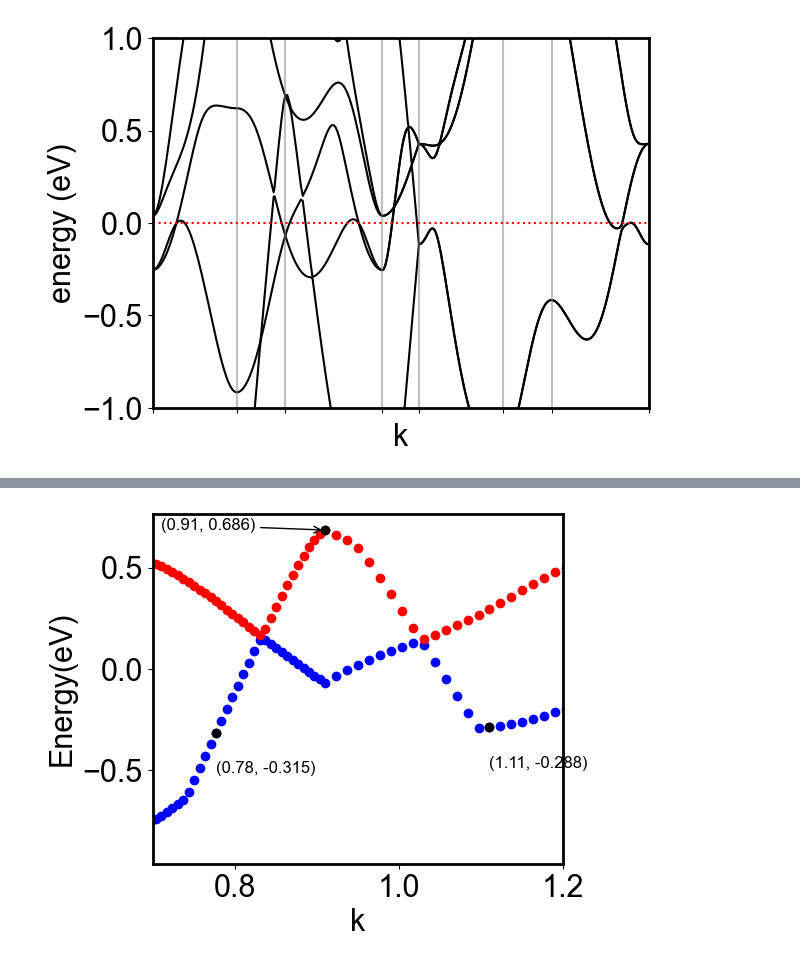
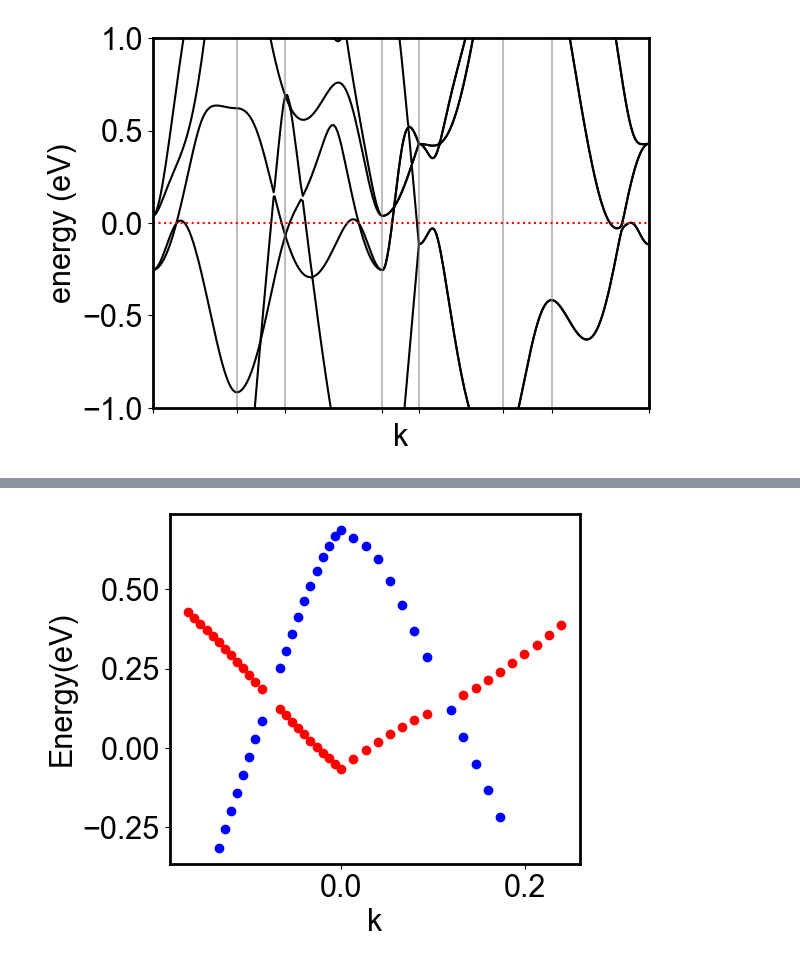
Before and after one commit to Normanthen/TE_Calculation, a Jupyter notebook: TiS/Fitting/Fitting_TiS.ipynb, the cells around one changed output, grey strips where cells are left out. Cells and saved outputs as stored; diff of their text form; code cells hidden in the pictures.

```diff
--- a/TiS/Fitting/Fitting_TiS.ipynb
+++ b/TiS/Fitting/Fitting_TiS.ipynb
@@ -155,13 +155,13 @@ Ekc = band[18][:, 1][58:124]
 #kcc = np.append(kc[100:150]-1.574,kc[0:50])
 #Ekcc = np.append(Ekc[100:150],Ekc[0:50])
 
-apnd_v=np.append(kv[22:30],kc[32:50])
-kvv=np.append(apnd_v,kv[51:56])
+apnd_v=np.append(kv[22:30]-0.9107,kc[32:50]-0.9107)
+kvv=np.append(apnd_v,kv[51:56]-0.9107)
 apnd_Ev=np.append(Ekv[22:30],Ekc[32:50])
 Ekvv=np.append(apnd_Ev,Ekv[51:56])
 
-apnd_c=np.append(kc[17:30],kv[32:50])
-kcc=np.append(apnd_c,kc[52:61])
+apnd_c=np.append(kc[17:30]-0.9107,kv[32:50]-0.9107)
+kcc=np.append(apnd_c,kc[52:61]-0.9107)
 apnd_Ec=np.append(Ekc[17:30],Ekv[32:50])
 Ekcc=np.append(apnd_Ec,Ekc[52:61])
 # %% [output]
@@ -170,47 +170,47 @@ Ekcc=np.append(apnd_Ec,Ekc[52:61])
 fig=plt.figure(figsize=(18,10))
 
 ax=fig.add_subplot(2,3,1)
-ax.scatter(kv, Ekv-fermi, color='blue', label='Band 15')
-ax.scatter(kc, Ekc-fermi, color='red', label='Band 16')
+ax.scatter(kvv, Ekvv-fermi, color='blue', label='Band 15')
+ax.scatter(kcc, Ekcc-fermi, color='red', label='Band 16')
 ax.set_xlabel('k')
 ax.set_ylabel('Energy(eV)')
-ax.set_xlim(0.7,1.2)
+#ax.set_xlim(0.7,1.2)
 
-# Specify the point where you want to determine the value
-desired_x = 0.91
+## Specify the point where you want to determine the value
+#desired_x = 0.91
+#
+## Find the corresponding y-value
+#desired_y = np.interp(desired_x, kc, Ekc-fermi) #interpolation to determine max value of conduction bands
+#
+## Mark the point on the graph with an annotation
+#ax.scatter(desired_x, desired_y, color='black')      #Marking the point
+#ax.annotate(f'({desired_x:.2f}, {desired_y:.3f})', #add a text annotation at that point
+#             xy=(desired_x, desired_y),
+#             xytext=(desired_x-0.2, desired_y),
+#             arrowprops=dict(facecolor='black', arrowstyle='->'),
+#             fontsize='12',
+#             )
+#
+#
+##Guessing coordinates for truncating the array
+#kv_g1=kv[22]
+#Ekv_g1=Ekv[22]-fermi
+#
+#kv_g2=kv[57]
+#Ekv_g2=Ekv[57]-fermi
+#
+##Plot the guessed coordinates
+#ax.scatter(kv_g1, Ekv_g1, color='black')
+#ax.annotate(f'({kv_g1:.2f}, {Ekv_g1:.3f})',
+#             xy=(kv_g1, Ekv_g1),
+#             xytext=(kv_g1, Ekv_g1 + -0.2),
+#             fontsize='12',
+#             )
 
-# Find the corresponding y-value
-desired_y = np.interp(desired_x, kc, Ekc-fermi) #interpolation to determine max value of conduction bands
-
-# Mark the point on the graph with an annotation
-ax.scatter(desired_x, desired_y, color='black')      #Marking the point
-ax.annotate(f'({desired_x:.2f}, {desired_y:.3f})', #add a text annotation at that point
-             xy=(desired_x, desired_y),
-             xytext=(desired_x-0.2, desired_y),
-             arrowprops=dict(facecolor='black', arrowstyle='->'),
-             fontsize='12',
-             )
-
-
-#Guessing coordinates for truncating the array
-kv_g1=kv[22]
-Ekv_g1=Ekv[22]-fermi
-
-kv_g2=kv[57]
-Ekv_g2=Ekv[57]-fermi
-
-#Plot the guessed coordinates
-ax.scatter(kv_g1, Ekv_g1, color='black')
-ax.annotate(f'({kv_g1:.2f}, {Ekv_g1:.3f})',
-             xy=(kv_g1, Ekv_g1),
-             xytext=(kv_g1, Ekv_g1 + -0.2),
-             fontsize='12',
-             )
-
-ax.scatter(kv_g2, Ekv_g2, color='black')
-ax.annotate(f'({kv_g2:.2f}, {Ekv_g2:.3f})',
-             xy=(kv_g2, Ekv_g2),
-             xytext=(kv_g2, Ekv_g2 + -0.2),
-             fontsize='12',
-             )
+#ax.scatter(kv_g2, Ekv_g2, color='black')
+#ax.annotate(f'({kv_g2:.2f}, {Ekv_g2:.3f})',
+#             xy=(kv_g2, Ekv_g2),
+#             xytext=(kv_g2, Ekv_g2 + -0.2),
+#             fontsize='12',
+#             )
 # %% [output]
@@ -218,4 +218,4 @@ Text(1.1106, -0.48800000000000027, '(1.11, -0.288)')
-[figure, old version]
+[figure, new version]
 # %%
 #Reshape the 1xN array into a Nx1 array
 kv_r=np.reshape(kv,(len(kv),1))
```
Also changed, not shown: parts of 2 cells of this notebook, 2 other files.
